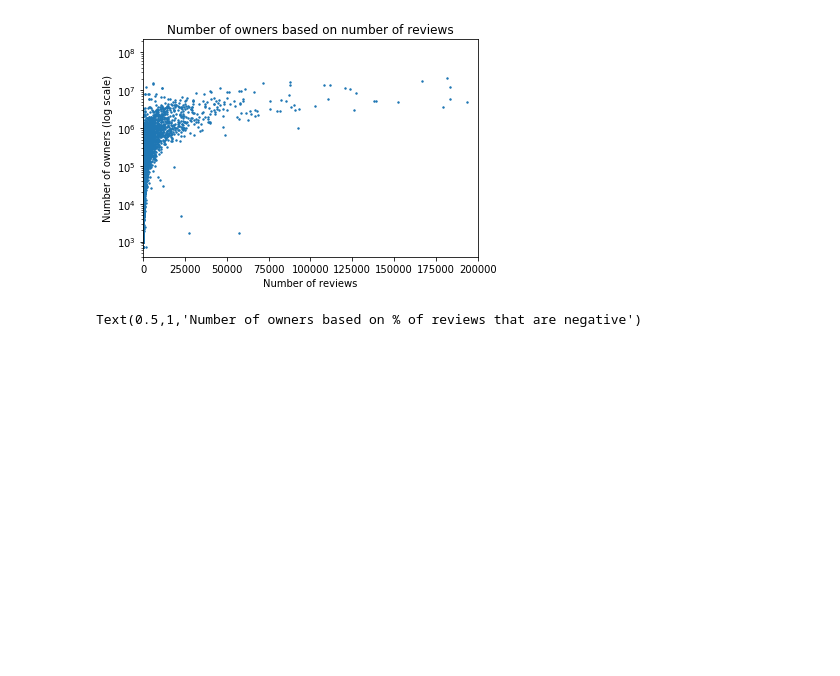
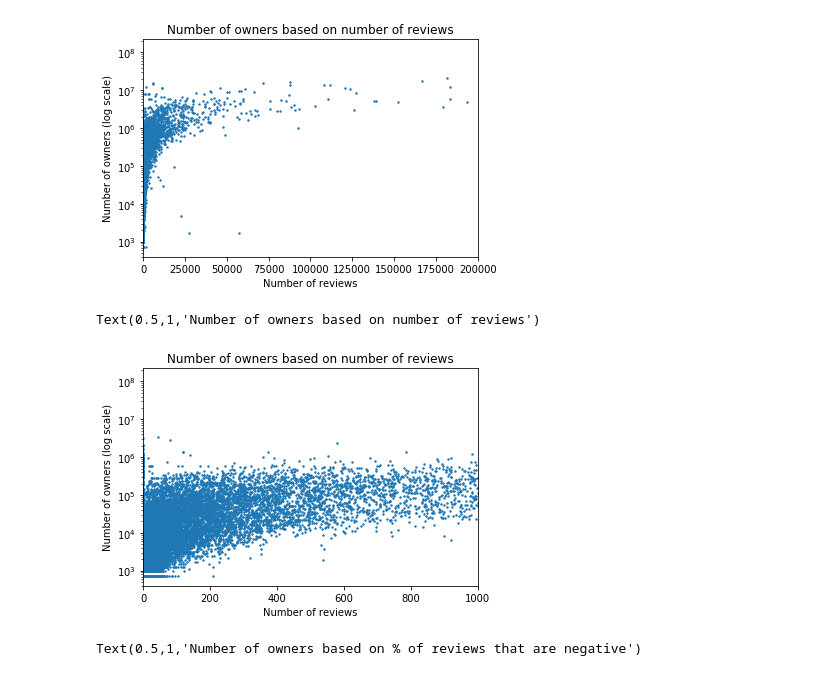
Before and after one commit to cstepien/SteamReviews, a Jupyter notebook: steam_spy.ipynb, the cells around one changed output. Saved outputs shown, nothing was run; the diff lists cells and outputs as text; code cells hidden in the pictures; blank space fills up the shorter version.

Commit message:
exploratory analysis with reviews and tags

```diff
--- a/steam_spy.ipynb
+++ b/steam_spy.ipynb
@@ -72,6 +96,22 @@ plt.title('Number of owners based on number of reviews')
 # %% [output]
 Text(0.5,1,'Number of owners based on number of reviews')
 [figure]
+# %%
+# Number of owners as a function of number of reviews
+import matplotlib.pyplot as plt
+%matplotlib inline
+
+games_df['reviews'] = games_df['positive'] + games_df['negative']
+
+plt.scatter(games_df.reviews, games_df.owners, s = 2)
+plt.xlim((0, 1000))
+plt.yscale('log')
+plt.xlabel('Number of reviews')
+plt.ylabel('Number of owners (log scale)')
+plt.title('Number of owners based on number of reviews')
+# %% [output]
+Text(0.5,1,'Number of owners based on number of reviews')
+[figure, added]
 # %%
 # Number of owners as a function of % negative reviews
 
```
Also changed, not shown: parts of 20 cells of this notebook, 4 other files.
